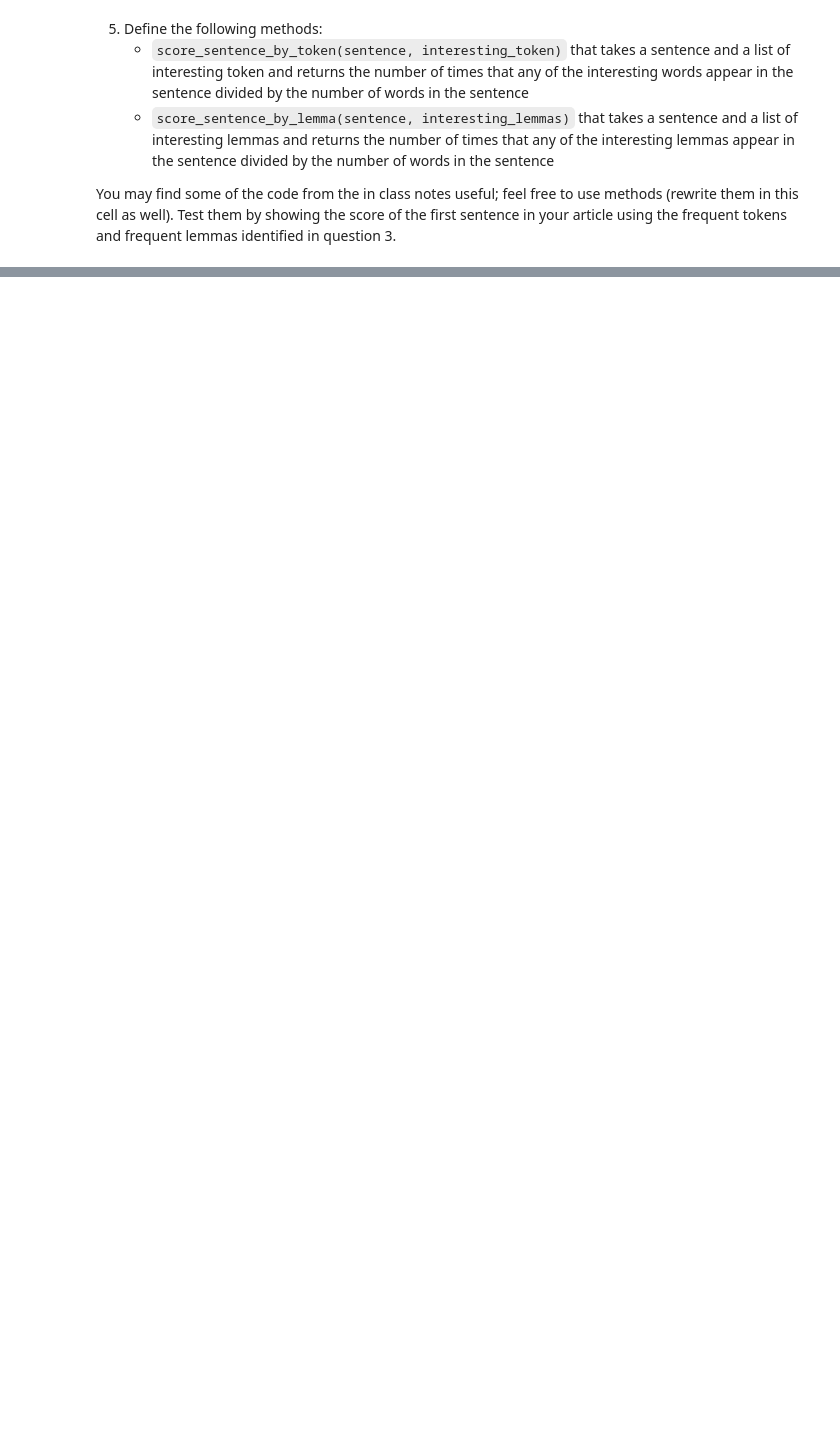
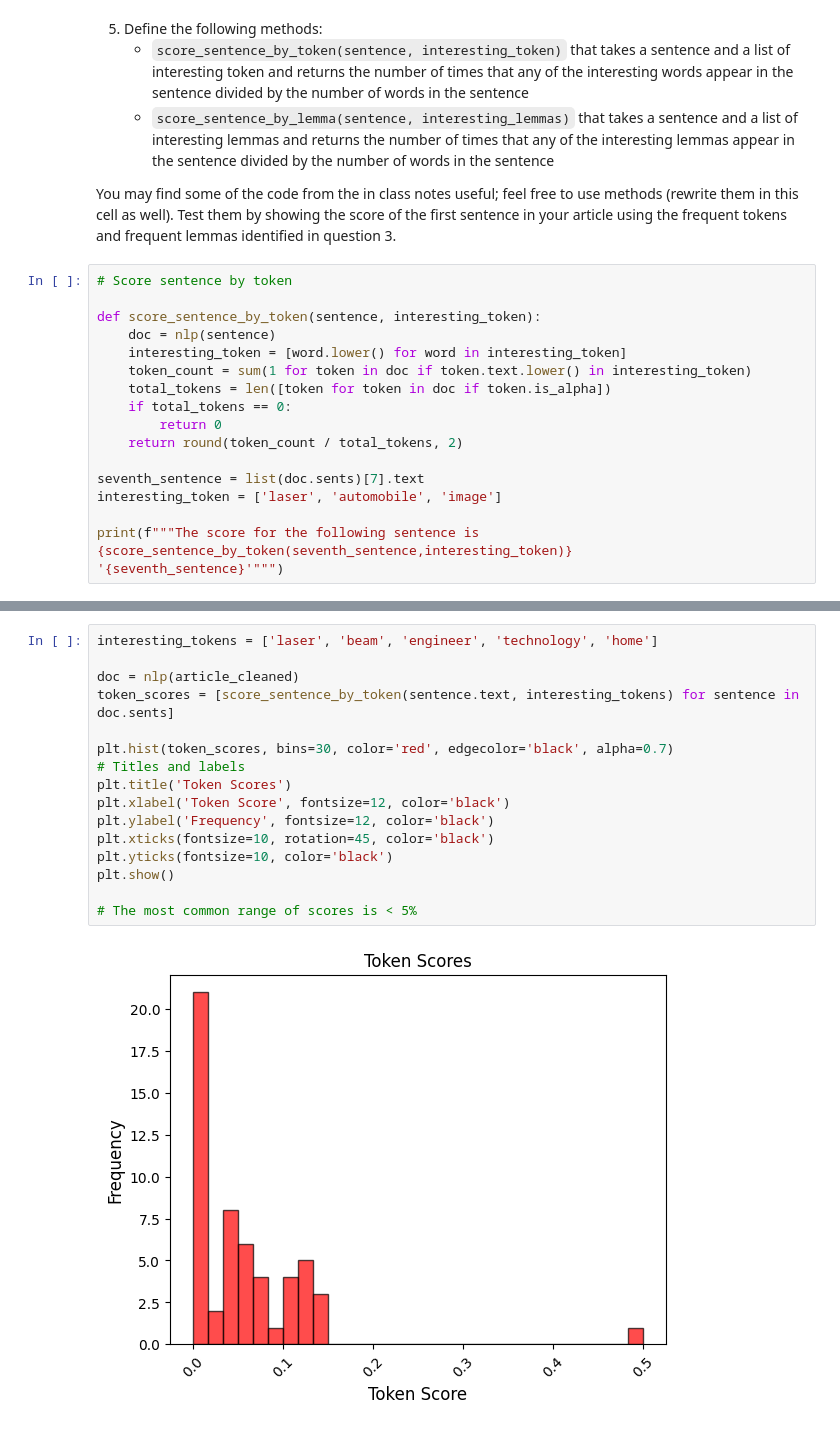
Before and after one commit to bncodes19/web-scraping, a Jupyter notebook: web-scraping.ipynb, the cells around one changed output, grey strips where cells are left out. Saved outputs shown, nothing was run; the diff lists cells and outputs as text; blank space fills up the shorter version.

```diff
--- a/web-scraping.ipynb
+++ b/web-scraping.ipynb
@@ -120,3 +112,20 @@ Token: led, Count: 10
     * `score_sentence_by_lemma(sentence, interesting_lemmas)` that takes a sentence and a list of interesting lemmas and returns the number of times that any of the interesting lemmas appear in the sentence divided by the number of words in the sentence
 
 You may find some of the code from the in class notes useful; feel free to use methods (rewrite them in this cell as well).  Test them by showing the score of the first sentence in your article using the frequent tokens and frequent lemmas identified in question 3.
+# %%
+# Score sentence by token
+
+def score_sentence_by_token(sentence, interesting_token):
+    doc = nlp(sentence)
+    interesting_token = [word.lower() for word in interesting_token]
+    token_count = sum(1 for token in doc if token.text.lower() in interesting_token)
+    total_tokens = len([token for token in doc if token.is_alpha])
+    if total_tokens == 0:
+        return 0
+    return round(token_count / total_tokens, 2)
+
+seventh_sentence = list(doc.sents)[7].text
+interesting_token = ['laser', 'automobile', 'image']
+
+print(f"""The score for the following sentence is {score_sentence_by_token(seventh_sentence,interesting_token)}
+'{seventh_sentence}'""")
@@ -125 +157,19 @@ You may find some of the code from the in class notes useful; feel free to use m
+# %%
+interesting_tokens = ['laser', 'beam', 'engineer', 'technology', 'home']
+
+doc = nlp(article_cleaned)
+token_scores = [score_sentence_by_token(sentence.text, interesting_tokens) for sentence in doc.sents]
+
+plt.hist(token_scores, bins=30, color='red', edgecolor='black', alpha=0.7)
+# Titles and labels
+plt.title('Token Scores')
+plt.xlabel('Token Score', fontsize=12, color='black')
+plt.ylabel('Frequency', fontsize=12, color='black')
+plt.xticks(fontsize=10, rotation=45, color='black')
+plt.yticks(fontsize=10, color='black')
+plt.show()
+
+# The most common range of scores is < 5%
+# %% [output]
+[figure, added]
 # %% [markdown]
```
Also changed, not shown: parts of 14 cells of this notebook.
